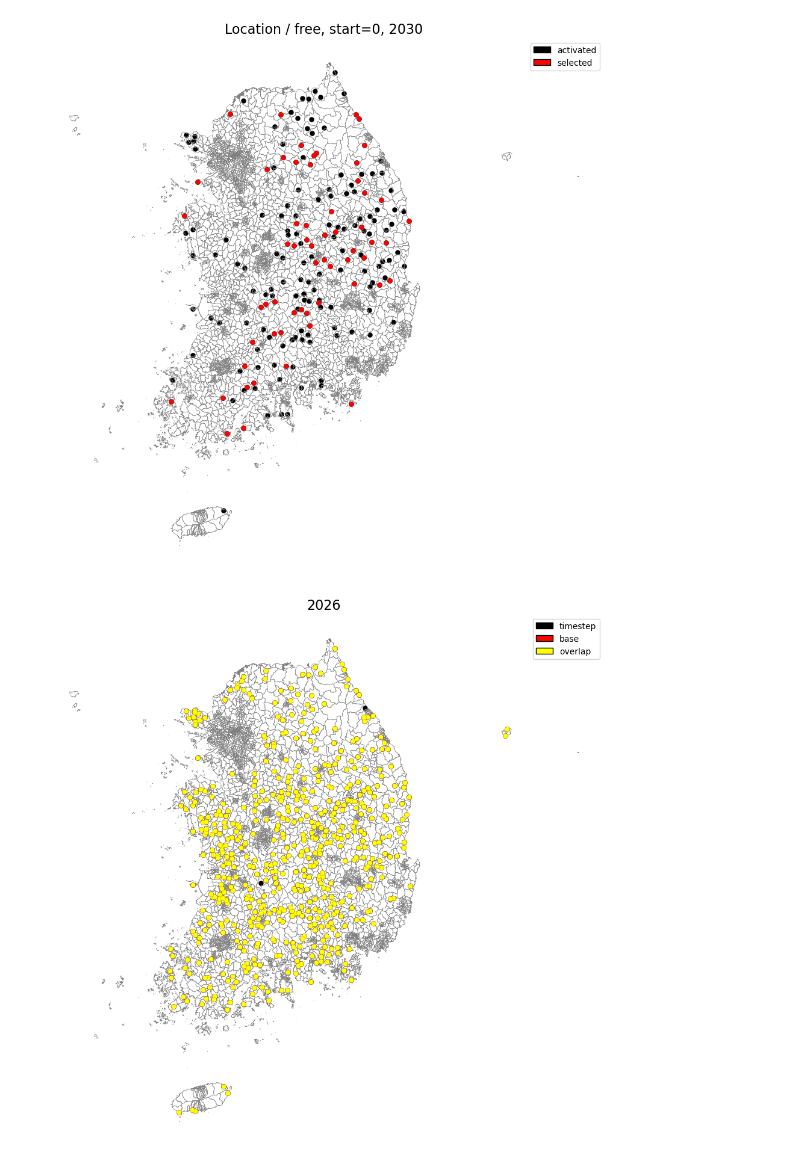
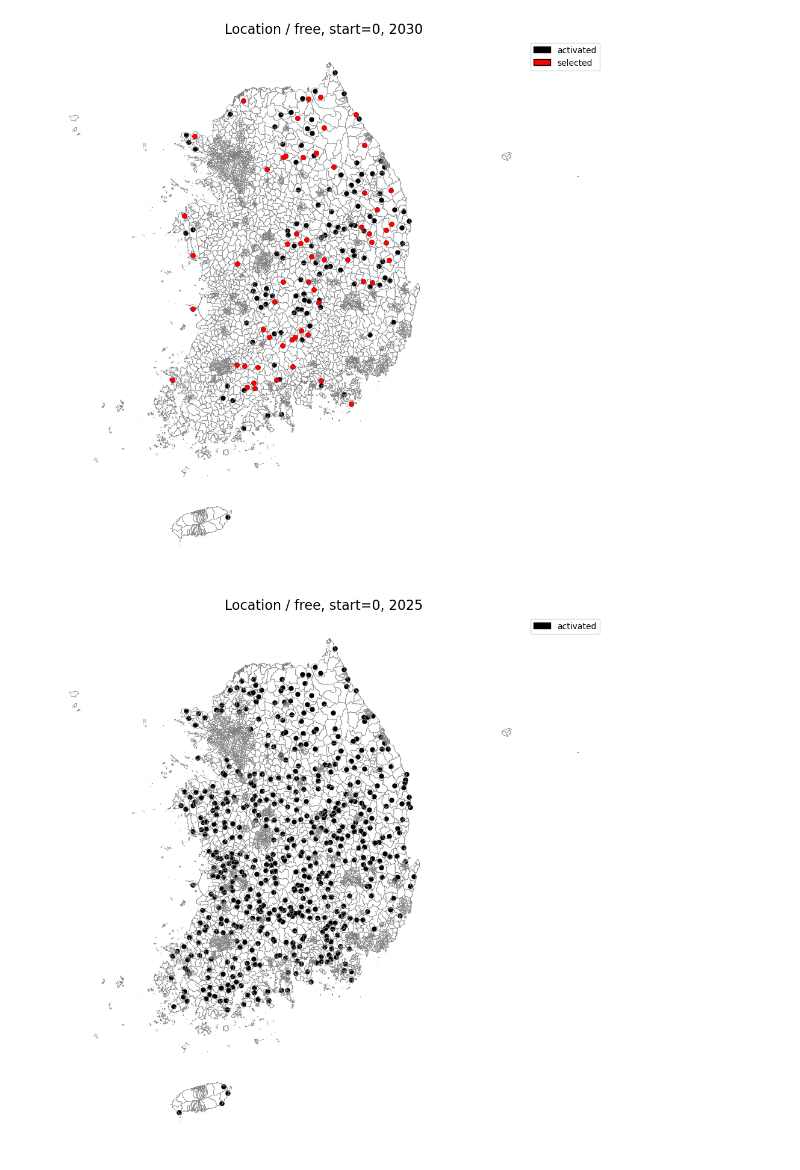
Before and after one commit to hshoon16/publichealth, a Jupyter notebook: analyze.ipynb, the cells around one changed output. Cells and saved outputs as stored; diff of their text form; code cells hidden in the pictures.

```diff
--- a/analyze.ipynb
+++ b/analyze.ipynb
@@ -62,10 +62,10 @@ def load_selected_facilities(mode, N, LAMBDA_, T, base_dir = RESULTS_DIR / "opti
         data = pickle.load(f)
     return data, path
 # %%
-def load_selected_facilities_revised(mode, LAMBDA_, T, coeff, timestep, start, base_dir = RESULTS_DIR / "optimization_results"):
+def load_selected_facilities_revised(mode, T, LSCM, timestep, start, min_equity, min_efficiency, var, base_dir = RESULTS_DIR / "optimization_results"):
     tag_map = {"free": "free", "sgg_fixed": "sgg_fixed", "sgg_relaxed": "sgg_relaxed"}
     tag = tag_map[mode]
-    pattern = f"*_{tag}_lambda{LAMBDA_}_T{T}_revised_coeff{coeff}_timestep{timestep}_start{start}.pkl"
+    pattern = f"*_{tag}_T{T}_{LSCM}_timestep{timestep}_start{start}_{min_equity}_{min_efficiency}_var{var}.pkl"
     candidates = sorted((Path(base_dir).glob(pattern)),
                         key=lambda p: p.stat().st_mtime, reverse=True)
     if not candidates:
@@ -79,8 +79,12 @@ lambda_ = 0.5
 mode = "free"
 timestep = 7
 start = 0
+min_equity = 8000
+min_efficiency = 12.0
+LSCM = "LSCM2"
+var = 0.5
 # %%
-selected, p = load_selected_facilities_revised(mode, LAMBDA_=lambda_, T=0.5, coeff=5.0, timestep=timestep, start = start)
+selected, p = load_selected_facilities_revised(mode, T=0.5, LSCM = LSCM, timestep=timestep, start = start, min_equity = min_equity, min_efficiency = min_efficiency, var = var)
 selected_base, p_base = load_selected_facilities(mode, N=553, LAMBDA_ = lambda_, T = 0.5)
 # %%
 gdf_bogun_sol = {}
@@ -363,64 +367,44 @@ ax.axis('off')
 
 plt.show()
 # %% [output]
-[figure, old version]
+[figure, new version]
 # %%
 fig, ax = plt.subplots(figsize=(12, 14))
 
 # 보건소
+t=2
 
-gdf_bogun_overlap = gdf_bogun.loc[gdf_bogun.index.isin(selected['activated_facilities'][2] & selected['activated_facilities'][2])]
-
-gdf_bogun_sol[5].plot(
+gdf_bogun_sol[t].plot(
     ax=ax,
     facecolor='black',
     edgecolor='black',
     linewidth=0.1,
     alpha=1.0,
     zorder = 2
 )
 
-gdf_bogun_sol[2].plot(
-    ax=ax,
-    facecolor='red',
-    edgecolor='black',
-    linewidth=0.1,
-    alpha=1.0,
-    zorder = 10
-)
-
-gdf_bogun_overlap.plot(
-    ax=ax,
-    facecolor='yellow',
-    edgecolor='black',
-    linewidth=0.1,
-    alpha=1.0,
-    zorder = 10
-)
 
 legend_elements = [
-    Patch(facecolor='black',  edgecolor='black', label='timestep'),
-    Patch(facecolor='red',   edgecolor='black', label='base'),
-    Patch(facecolor='yellow',   edgecolor='black', label='overlap')
+    Patch(facecolor='black',  edgecolor='black', label='activated'),
 ]
 
 ax.legend(
     handles=legend_elements,
     loc='upper right',
     fontsize=10,
     title_fontsize=11
 )
 
 # 읍면동 경계
 gdf_emd.boundary.plot(
     ax=ax,
     linewidth=0.4,
     edgecolor='gray'
 )
 
-ax.set_title("2026", fontsize=16)
+ax.set_title(f"Location / {mode}, start={start}, {t + 2023}", fontsize=16)
 ax.axis('off')
 
 plt.show()
 # %% [output]
-[figure, old version]
+[figure, new version]
```
Also changed, not shown: parts of 3 cells of this notebook, 1 other file.
